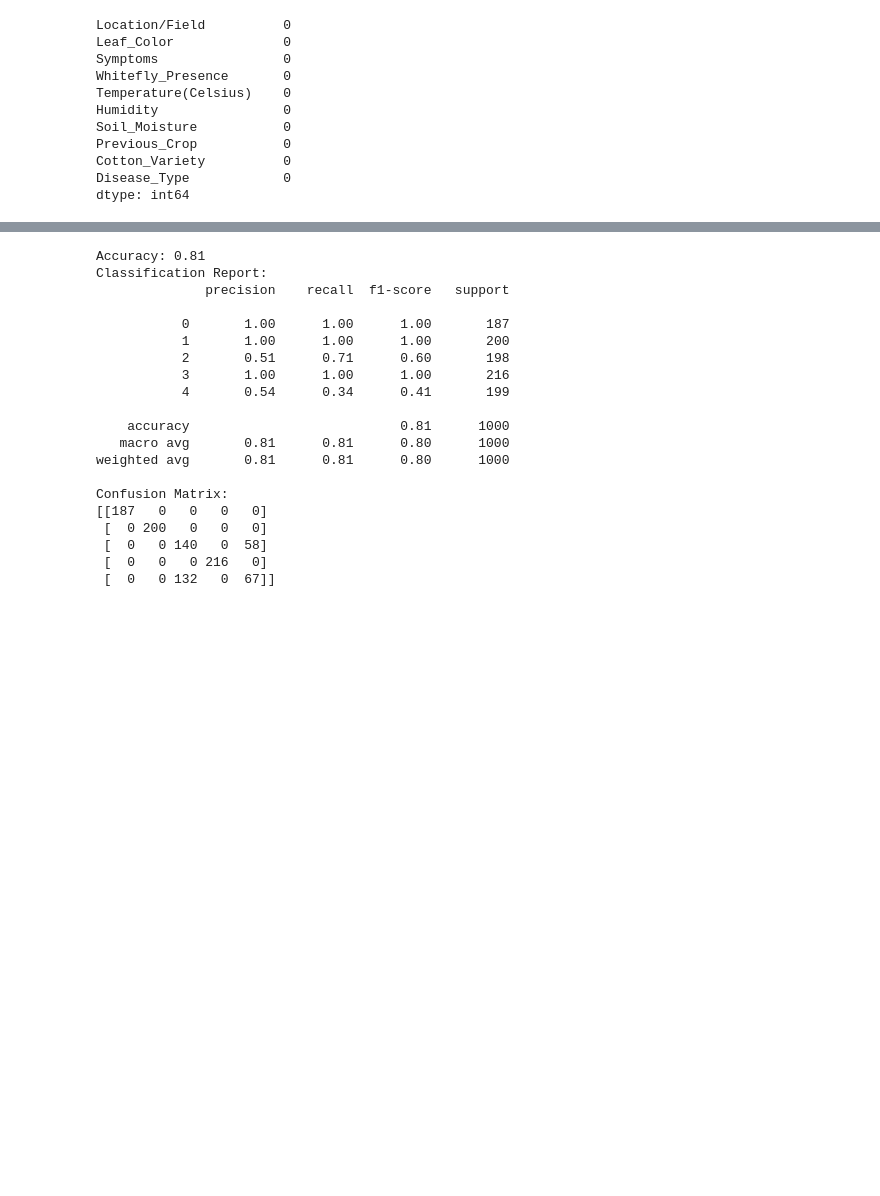
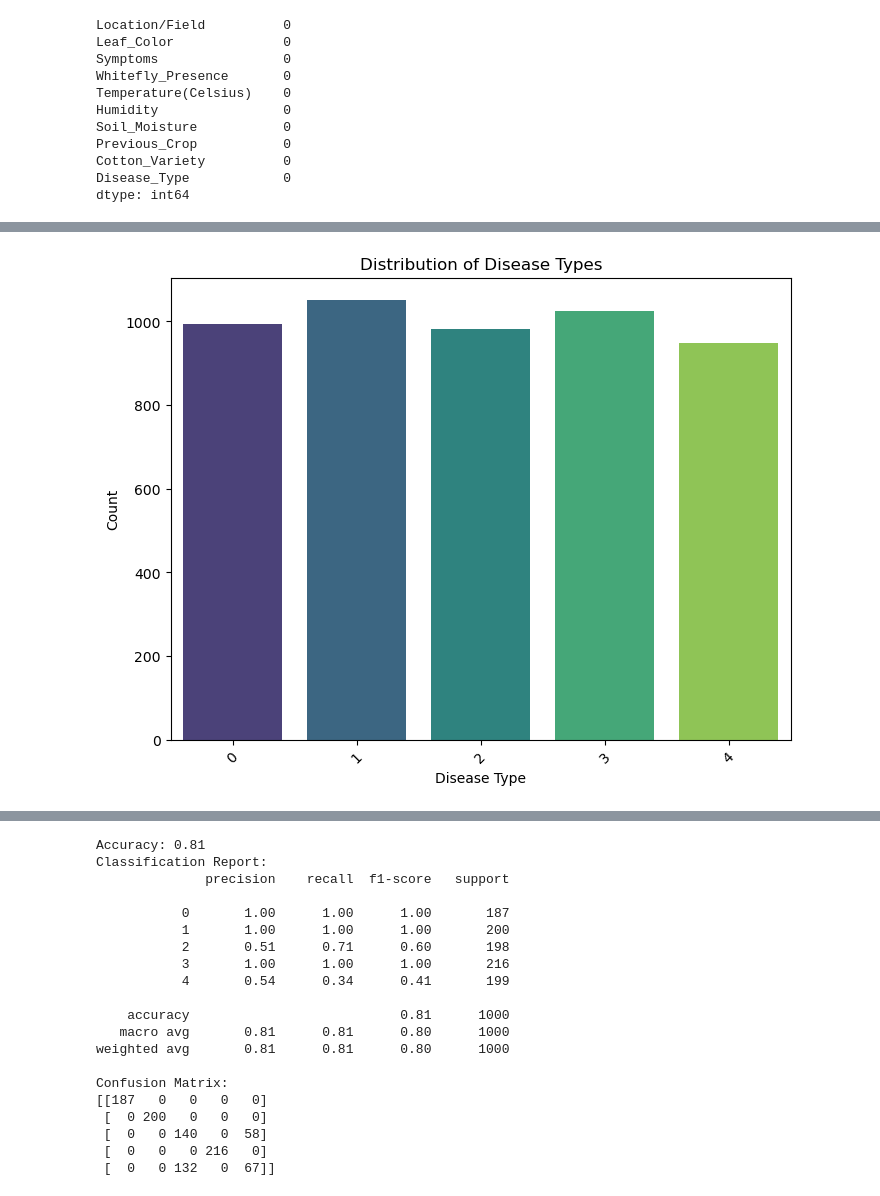
Before and after one commit to Babyshree/DISEASE-CLASSIFICATION-IN-COTTON-PLANTS-USING-MACHINE-LEARNING, a Jupyter notebook: Cotton_Plant_Disease_Type.ipynb, the cells around one changed output, grey strips where cells are left out. Cells and saved outputs as stored; diff of their text form; code cells hidden in the pictures; blank space fills up the shorter version.

```diff
--- a/Cotton_Plant_Disease_Type.ipynb
+++ b/Cotton_Plant_Disease_Type.ipynb
@@ -174,0 +180,11 @@ dtype: object
+# %%
+# Bar plot for Disease Type
+plt.figure(figsize=(8, 6))
+sns.countplot(x='Disease_Type', data=df, palette='viridis')
+plt.xlabel('Disease Type')
+plt.ylabel('Count')
+plt.title('Distribution of Disease Types')
+plt.xticks(rotation=45)
+plt.show()
+# %% [output]
+[figure, added]
```
Also changed, not shown: parts of 17 cells of this notebook, 2 other files.
